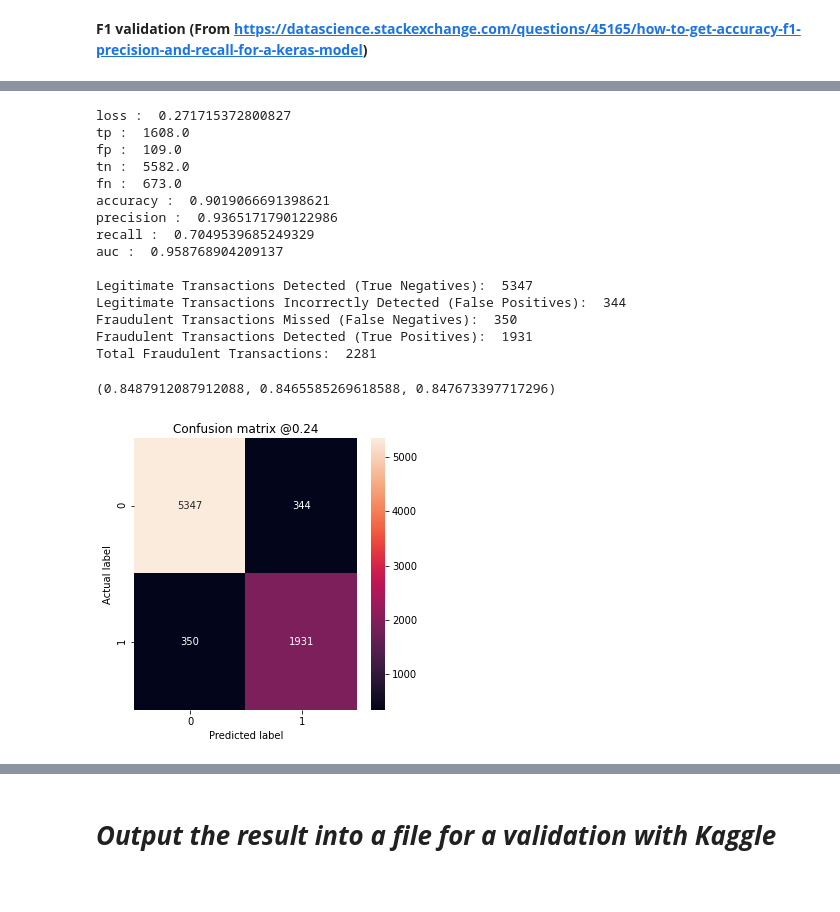
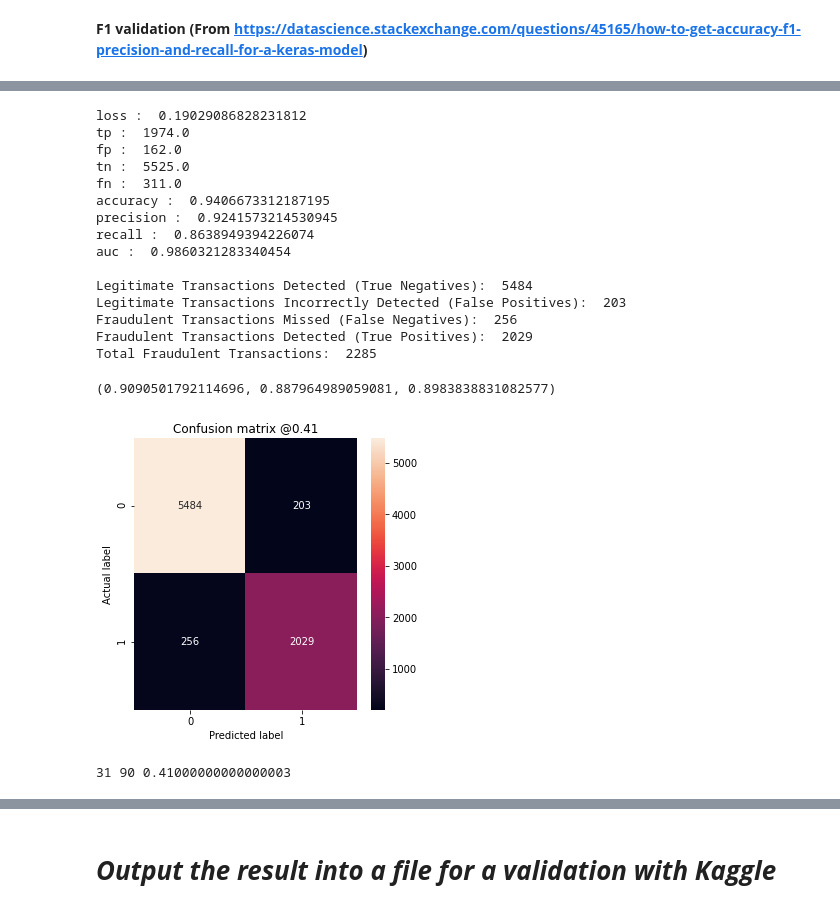
Before and after one commit to aquangnguyen1992/Advanced_Data_Science_Capstone, a Jupyter notebook: Capstone_Project.ipynb, the cells around one changed output, grey strips where cells are left out. Saved outputs shown, nothing was run; the diff lists cells and outputs as text; code cells hidden in the pictures.

```diff
--- a/Capstone_Project.ipynb
+++ b/Capstone_Project.ipynb
@@ -90,3 +93,25 @@ for column in float_columns:
 print("Removed: " + str(removed))
 # %% [output]
 Removed: 167
+# %%
+float_columns = dataset_transaction.columns[np.where(dataset_transaction.dtypes == np.dtype('float64'))].to_list()
+to_remove_NaN_dataset_transaction = []
+removed = 0
+for column in float_columns:
+  count_NaN = np.sum(np.isnan(dataset_transaction[column].values))
+  if count_NaN/len(dataset_transaction[column].values) > 0.9:
+    to_remove_NaN_dataset_transaction.append(column)
+
+for column in to_remove_NaN_dataset_transaction:
+  print(column)
+  data_test = dataset_transaction[column]
+  indices = np.where(np.isnan(data_test) == False)[0]
+  data_b = dataset_transaction.iloc[indices]
+  indices_fraud = np.where(data_b['isFraud'] == 1)[0]
+  print("Not NaN:" + str(len(indices)) + "; " + str(len(indices_fraud)) + "; " + str(len(indices_fraud)/len(indices)*100))
+
+  indices = np.where(np.isnan(data_test) == True)[0]
+  data_b = dataset_transaction.iloc[indices]
+  indices_fraud = np.where(data_b['isFraud'] == 1)[0]
+  print("% NaN: " + str(len(indices)/len(data_test)*100))
+  print("NaN:" + str(len(indices)) + "; " + str(len(indices_fraud)) + "; " + str(len(indices_fraud)/len(indices)*100))
@@ -153,10 +185,12 @@ def normalization_data(X, indices):
   max_X = np.max(X_temp)
   min_X = np.min(X_temp)
   mean_X = np.mean(X_temp)
+  median_X = np.median(X_temp)
   X_out.iloc[indices] = (X_temp - mean_X)/(max_X - min_X)
-  X_out.iloc[np.where(np.isnan(X_out))[0]] = 0.0
+  X_out.iloc[np.where(np.isnan(X_out))[0]] = median_X
+  X_out = (X_out - mean_X)/(max_X - min_X) # So from 0 to 1
 
-  return min_X, max_X, mean_X, X_out.astype('float16')
+  return min_X, max_X, mean_X, median_X, X_out.astype('float16')
 # %%
 dataset_transaction.head(5)
 # %% [output]
@@ -180,8 +214,8 @@ for column in float_columns:
 
   # Normalization
   X = dataset_transaction[column]
-  indices = np.where(np.isnan(dataset_transaction[column]) == False)[0]
-  cache[column+'_min'], cache[column+'_max'], cache[column+'_mean'], dataset_transaction[column] = normalization_data(X, indices)
+  indices = np.where(np.isnan(X) == False)[0]
+  cache[column+'_min'], cache[column+'_max'], cache[column+'_mean'], cache[column+'_median'], dataset_transaction[column] = normalization_data(X, indices)
   dataset_transaction[column].astype('float16')
 # %%
 dataset_transaction.head(5)
@@ -204,7 +238,7 @@ for column in int_columns:
   # Normalization
   X = dataset_transaction[column]
   indices = np.where(np.isnan(dataset_transaction[column]) == False)[0]
-  cache[column+'_min'], cache[column+'_max'], cache[column+'_mean'], dataset_transaction[column] = normalization_data(X, indices)
+  cache[column+'_min'], cache[column+'_max'], cache[column+'_mean'], cache[column+'_median'], dataset_transaction[column] = normalization_data(X, indices)
 # %%
 dataset_transaction.head(5)
 # %% [output]
@@ -667,34 +705,38 @@ def plot_cm(labels, predictions, p=0.5, display=True):
   f1_score = 2*pre*recall/(pre+recall)
   return pre, recall, f1_score
 # %%
-BATCH_SIZE = 256
+BATCH_SIZE = 128
 baseline_results = new_model.evaluate(X_test, Y_test,
                                   batch_size=BATCH_SIZE, verbose=0)
 for name, value in zip(new_model.metrics_names, baseline_results):
   print(name, ': ', value)
 print()
 
 predictions = new_model.predict(X_test, batch_size=BATCH_SIZE, verbose=0)
 
 plot_cm(Y_test, predictions, p=threshold_value[max_f1_indices], display=True)
 # %% [output]
-loss :  0.271715372800827
-tp :  1608.0
-fp :  109.0
-tn :  5582.0
-fn :  673.0
-accuracy :  0.9019066691398621
-precision :  0.9365171790122986
-recall :  0.7049539685249329
-auc :  0.958768904209137
+loss :  0.19029086828231812
+tp :  1974.0
+fp :  162.0
+tn :  5525.0
+fn :  311.0
+accuracy :  0.9406673312187195
+precision :  0.9241573214530945
+recall :  0.8638949394226074
+auc :  0.9860321283340454
 
-Legitimate Transactions Detected (True Negatives):  5347
-Legitimate Transactions Incorrectly Detected (False Positives):  344
-Fraudulent Transactions Missed (False Negatives):  350
-Fraudulent Transactions Detected (True Positives):  1931
-Total Fraudulent Transactions:  2281
+Legitimate Transactions Detected (True Negatives):  5484
+Legitimate Transactions Incorrectly Detected (False Positives):  203
+Fraudulent Transactions Missed (False Negatives):  256
+Fraudulent Transactions Detected (True Positives):  2029
+Total Fraudulent Transactions:  2285
-(0.8487912087912088, 0.8465585269618588, 0.847673397717296)
+(0.9090501792114696, 0.887964989059081, 0.8983838831082577)
-[figure, old version]
+[figure, new version]
+# %%
+print(max_f1_indices, len(threshold_value), threshold_value[max_f1_indices])
+# %% [output]
+31 90 0.41000000000000003
 # %%
 pre2 = []
 re2 = []
```
Also changed, not shown: parts of 32 cells of this notebook.
